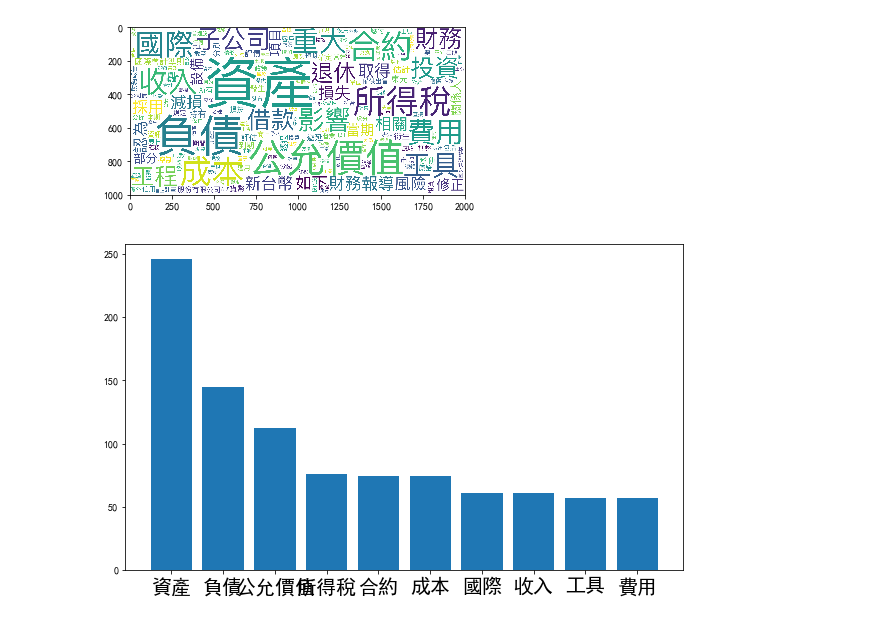
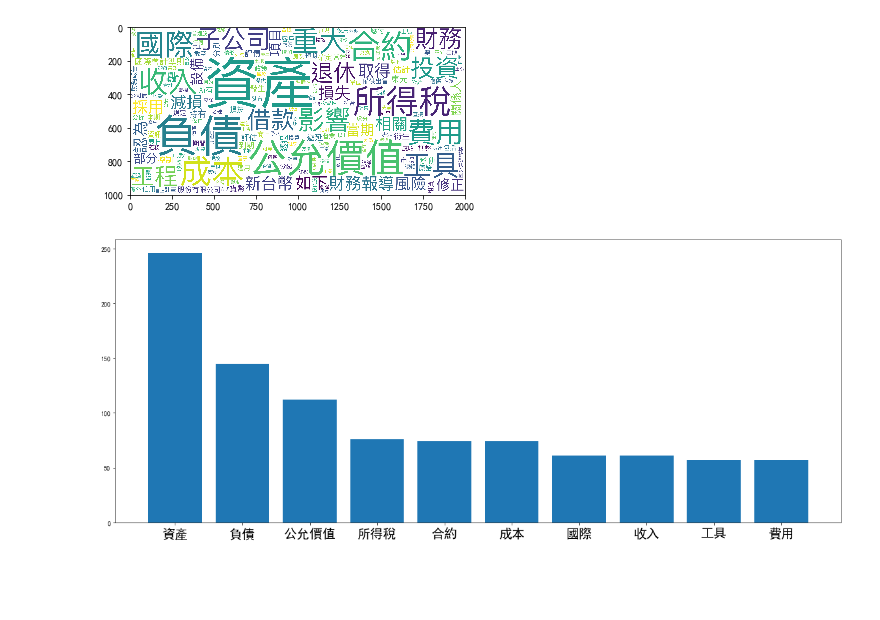
Before and after one commit to singlien/NTU-CSX-Project, a Jupyter notebook: week4/week4.ipynb, the cells around one changed output. Saved outputs shown, nothing was run; the diff lists cells and outputs as text; code cells hidden in the pictures; blank space fills up the shorter version.

```diff
--- a/week4/week4.ipynb
+++ b/week4/week4.ipynb
@@ -116,9 +116,9 @@ for t in ten[:10]:
     label.append(t[0])
 # %%
 plt.rcParams["font.sans-serif"]=["SimHei"]
-plt.figure(figsize=(10,6))
+plt.figure(figsize=(20,8))
 plt.bar(range(0,10),data)
 plt.xticks(range(0,10),label,fontsize=20)
 plt.savefig("week4_plt.png")
 # %% [output]
-[figure, old version]
+[figure, new version]
```
Also changed, not shown: 1 other file.
